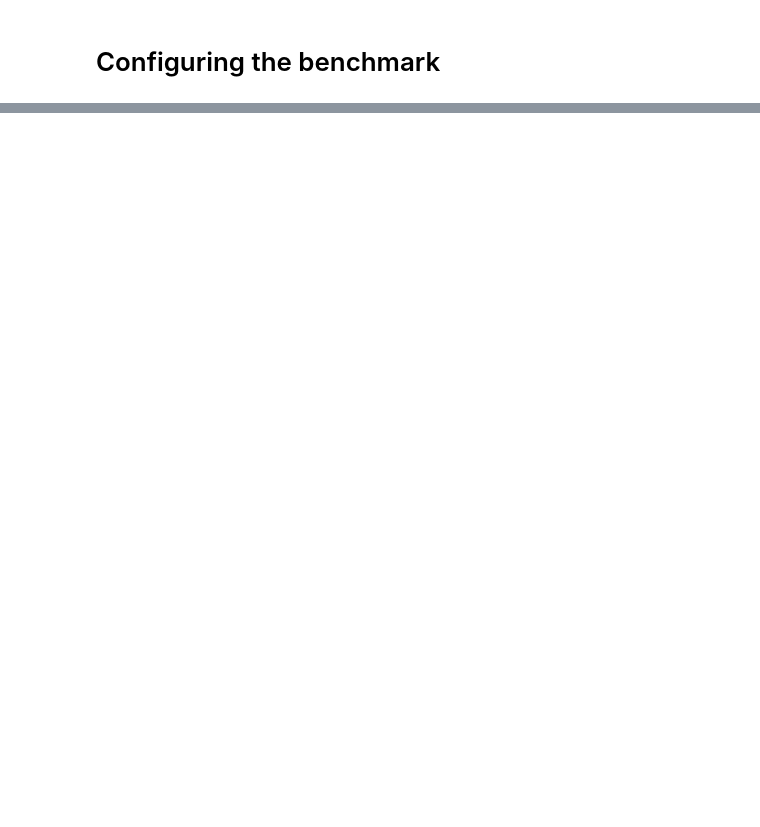
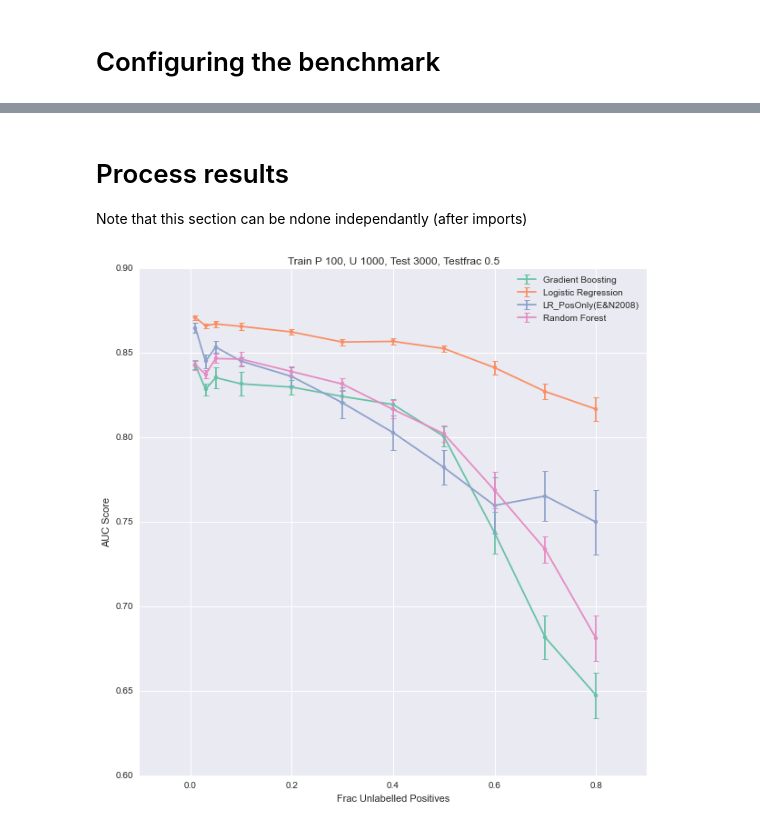
Before and after one commit to lcreyes/GI, a Jupyter notebook: notebook/Gaussian AUC vs K.ipynb, the cells around one changed output, grey strips where cells are left out. Saved outputs shown, nothing was run; the diff lists cells and outputs as text; code cells hidden in the pictures; blank space fills up the shorter version.

Commit message:
gaussian notebook

```diff
--- a/notebook/Gaussian AUC vs K.ipynb
+++ b/notebook/Gaussian AUC vs K.ipynb
@@ -212,0 +137,24 @@ TypeError: 'NoneType' object is not iterable
+# %%
+# Classifiers
+LR_estimator = sklearn.linear_model.LogisticRegression()
+lsvm_estimator = sklearn.svm.LinearSVC()
+
+LRPosOnly = sklearn.pipeline.Pipeline([
+    ('lr' , LR_estimator),
+    ('po', clairvoya.pulearning.PosOnly(LR_estimator)),
+])
+
+LSVMPosOnly = sklearn.pipeline.Pipeline([
+    ('svm' , lsvm_estimator),
+    ('po', clairvoya.pulearning.PosOnly(lsvm_estimator)),
+])
+
+LSVMDoubleWeight = sklearn.pipeline.Pipeline([
+    ('svm' , lsvm_estimator),
+    ('dw', clairvoya.pulearning.PULearnByDoubleWeighting(lsvm_estimator)),
+])
+
+LRDoubleWeight = sklearn.pipeline.Pipeline([
+    ('lr' , LR_estimator),
+    ('dw', clairvoya.pulearning.PULearnByDoubleWeighting(LR_estimator)),
+])
@@ -213,19 +244,34 @@ TypeError: 'NoneType' object is not iterable
+# %% [markdown]
+# Process results
+
+Note that this section can be ndone independantly (after imports)
+# %%
+results_df = pd.read_csv("result_data/gaussian_test_results.csv")
+results_table = results_df.groupby(["clf", "gamma"], as_index=False).agg(['mean', 'std', 'count'])
 # %%
 colors = seaborn.color_palette("Set2", 10)
+classifiers = results_df.clf.unique()
 
 plt.figure(figsize=(10,10))
-for i, clf_name in enumerate(clfs):
-    auc_scores = np.array(auc_results[clf_name])
-    std_error = auc_scores.std(axis=1) / np.sqrt(num_runs_per)
-    plt.errorbar(gamma_range, auc_scores.mean(axis=1), yerr=std_error, label=clf_name,
+for i, clf_name in enumerate(classifiers):
+    clf_results = results_table.ix[(clf_name)]
+    clf_gamma_range = clf_results.index
+    auc_mean = clf_results.auc["mean"]
+    auc_std = clf_results.auc["std"]
+    auc_count = clf_results.auc["count"]
+    auc_std_err = auc_std / np.sqrt(auc_count)
+
+    plt.errorbar(clf_gamma_range, auc_mean, yerr=auc_std_err, label=clf_name,
                  c=colors[i], capthick=1)
-    plt.scatter(gamma_range, auc_scores.mean(axis=1), c=colors[i], lw=0)
+    plt.scatter(clf_gamma_range, auc_mean, c=colors[i], lw=0)
 
     plt.ylabel('AUC Score')
     plt.xlabel('Frac Unlabelled Positives')
     plt.legend()
 
     title = "Train P {}, U {}, Test {}, Testfrac {}".format(
         train_num_pos, train_num_unlab, test_num_all, test_num_pos_frac)
     plt.title(title)
-    plt.savefig('plots/{}.png'.format(title))
+    plt.savefig(title + '.png')
+# %% [output]
+[figure, added]
```
Also changed, not shown: parts of 11 cells of this notebook.
